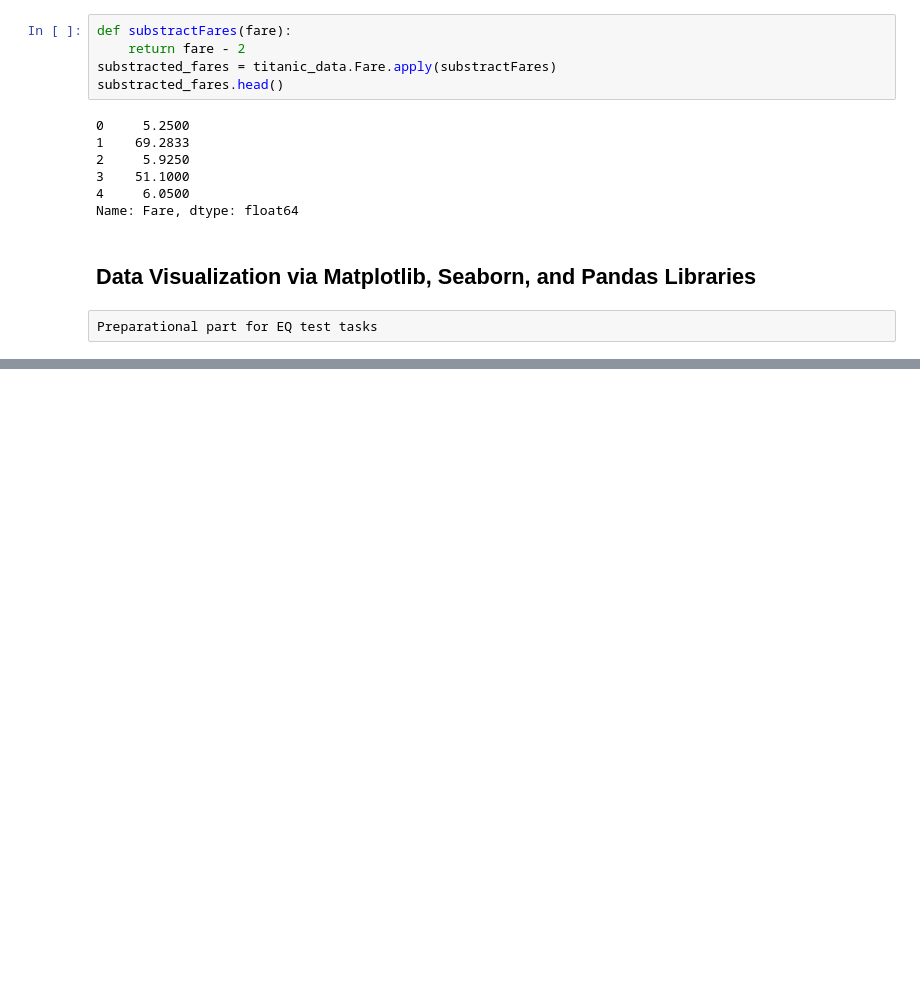
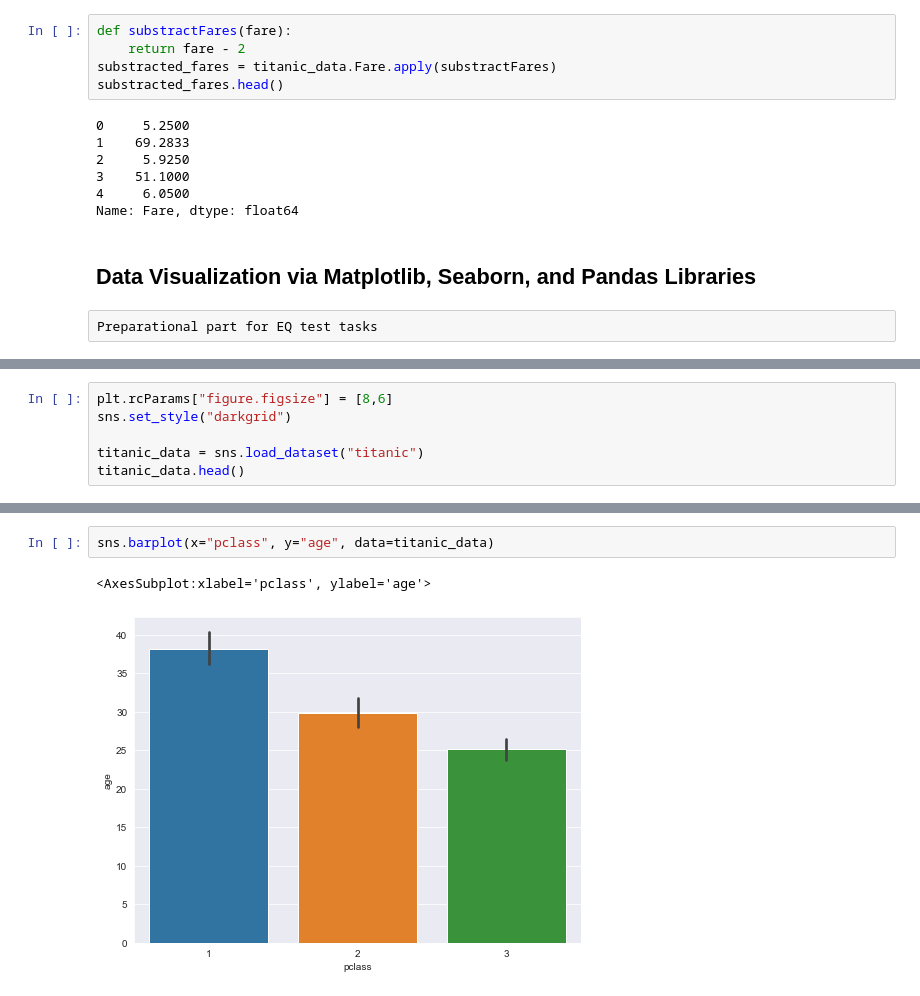
Before and after one commit to LocrianBird/datasets_preps, a Jupyter notebook: Quill.ipynb, the cells around one changed output, grey strips where cells are left out. Saved outputs shown, nothing was run; the diff lists cells and outputs as text; blank space fills up the shorter version.

```diff
--- a/Quill.ipynb
+++ b/Quill.ipynb
@@ -214,0 +254,6 @@ plt.show()
+# %%
+plt.rcParams["figure.figsize"] = [8,6]
+sns.set_style("darkgrid")
+
+titanic_data = sns.load_dataset("titanic")
+titanic_data.head()
@@ -214,0 +267,5 @@ plt.show()
+# %%
+sns.barplot(x="pclass", y="age", data=titanic_data)
+# %% [output]
+<AxesSubplot:xlabel='pclass', ylabel='age'>
+[figure, added]
```
Also changed, not shown: parts of 44 cells of this notebook.
